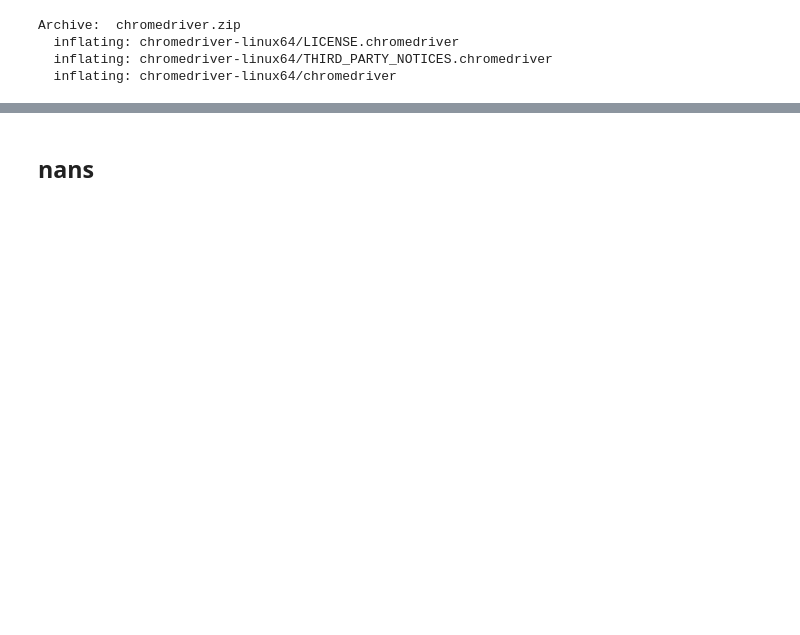
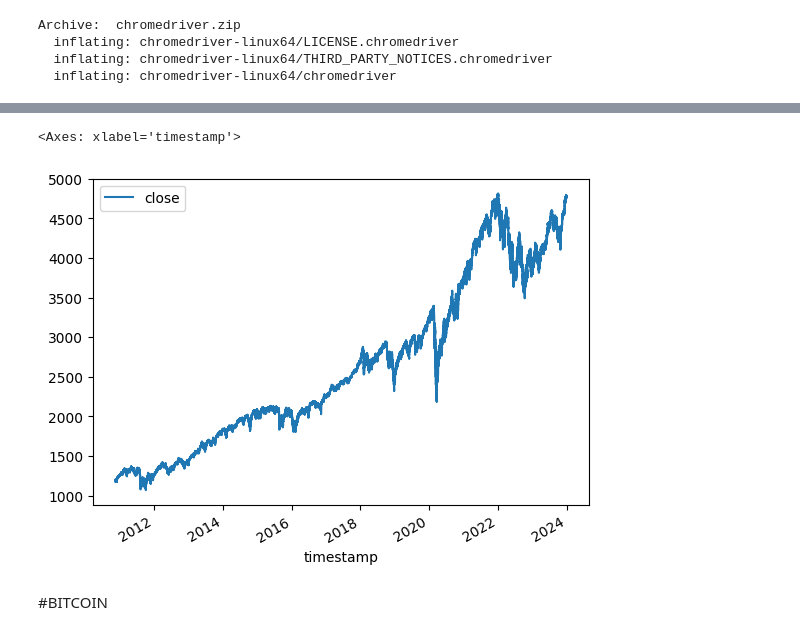
Before and after one commit to filipchudzynski/stock-market-non-gaussianity-analyzer_v2, a Jupyter notebook: basic_analysis_of_data.ipynb, the cells around one changed output, grey strips where cells are left out. Cells and saved outputs as stored; diff of their text form; code cells hidden in the pictures; blank space fills up the shorter version.

```diff
--- a/basic_analysis_of_data.ipynb
+++ b/basic_analysis_of_data.ipynb
@@ -331,0 +387,20 @@ Display row which has nan
+# %%
+def fix_float(x):
+    parts = str(x).split(".")
+    if len(parts) <= 2:
+        return x  # already valid
+    return float(parts[0] + "." + parts[1])
+
+dfs_sandp_fixed = []
+for ind, df in enumerate(dfs_sandp):
+  try:
+    dfs_sandp_fixed.append(df.astype({"timestamp": "string", "open":"float64" , "high": "float64", "low": "float64", "close": "float64", "vol": "float64"}))
+  except:
+    print(f"casting failed {list(range(2010, 2025))[ind]}")
+    numeric_cols = ["open", "high", "low", "close", "vol"]
+
+    for col in numeric_cols:
+        df[col] = df[col].apply(fix_float)
+    dfs_sandp_fixed.append(df.astype({"timestamp": "string", "open":"float64" , "high": "float64", "low": "float64", "close": "float64", "vol": "float64"}))
+    print("fix succeeded")
+dfs_sandp_fixed
@@ -331,0 +631,5 @@ Display row which has nan
+# %%
+dfs_sandp_merged = pd.concat(dfs_sandp_fixed,ignore_index=True)
+dfs_sandp_merged.astype({"timestamp": "string", "open":"float64" , "high": "float64", "low": "float64", "close": "float64", "vol": "float64"})
+dfs_sandp_merged["timestamp"] = pd.to_datetime(dfs_sandp_merged["timestamp"])
+deep_quality_report(dfs_sandp_merged, name=f"S&P500")
@@ -332,2 +684,7 @@ Display row which has nan
+# %%
+dfs_sandp_merged.plot(x="timestamp",y="close")
+# %% [output]
+<Axes: xlabel='timestamp'>
+[figure, added]
 # %% [markdown]
-## nans
+#BITCOIN
```
Also changed, not shown: parts of 22 cells of this notebook.
